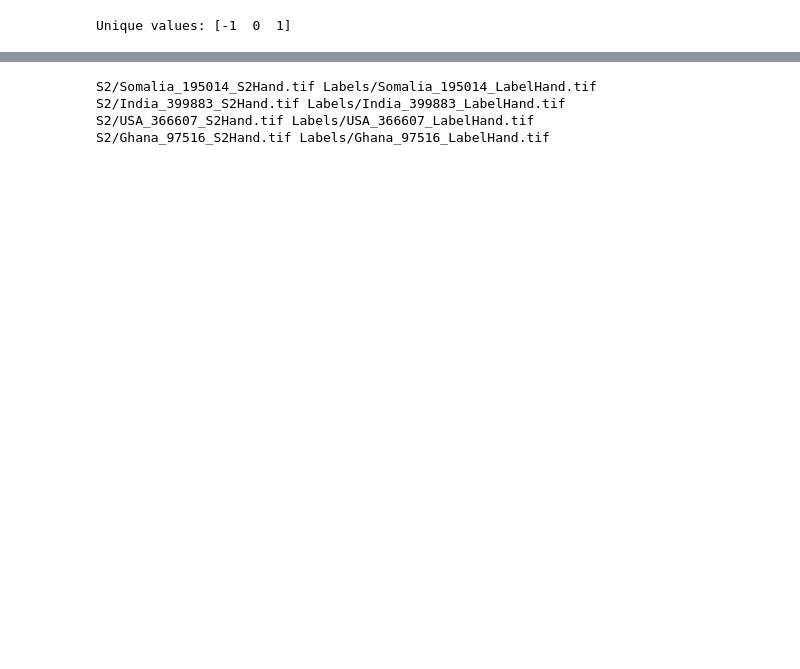
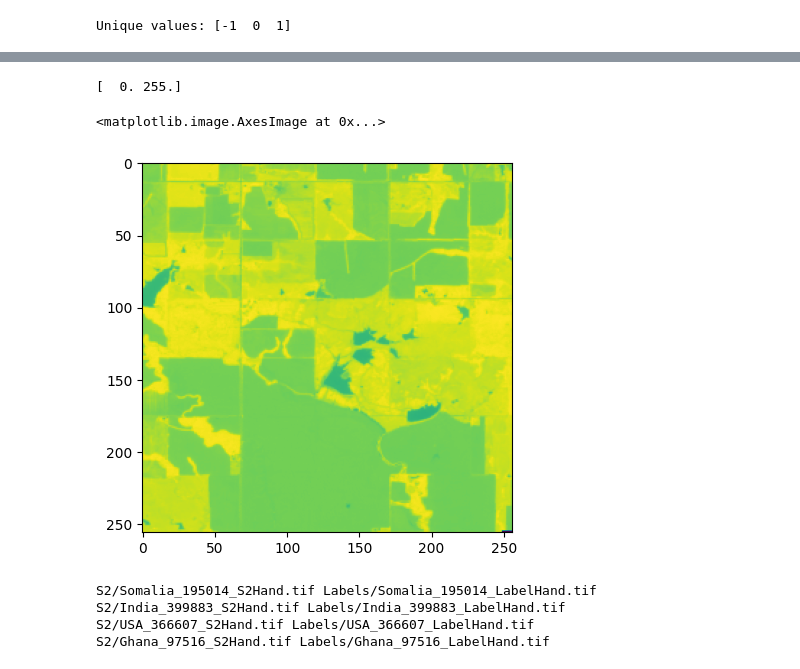
Before and after one commit to sashkaw/flood-data-api, a Jupyter notebook: ml/train.ipynb, the cells around one changed output, grey strips where cells are left out. Cells and saved outputs as stored; diff of their text form; code cells hidden in the pictures; blank space fills up the shorter version.

```diff
--- a/ml/train.ipynb
+++ b/ml/train.ipynb
@@ -350,0 +350,14 @@ def processTestIm(data: list) -> tuple[torch.Tensor, torch.Tensor]:
+# %%
+test_np = t[0].numpy()
+test_filtered = np.where(test_np <= 1, test_np, -2)
+#plt.imshow(test_filtered)
+#np.max(test_filtered)
+test_large_vals = np.where(test_np > 100, test_np, 0)
+np.quantile(test_large_vals, q=(0, 0.25, 0.5, 0.75, 1.0))
+print(np.unique(test_large_vals))
+# Note: these large numbers seem to be due to resizing
+plt.imshow(test_filtered)
+# %% [output]
+[  0. 255.]
+<matplotlib.image.AxesImage at 0x...>
+[figure, added]
```
Also changed, not shown: parts of 22 cells of this notebook.
